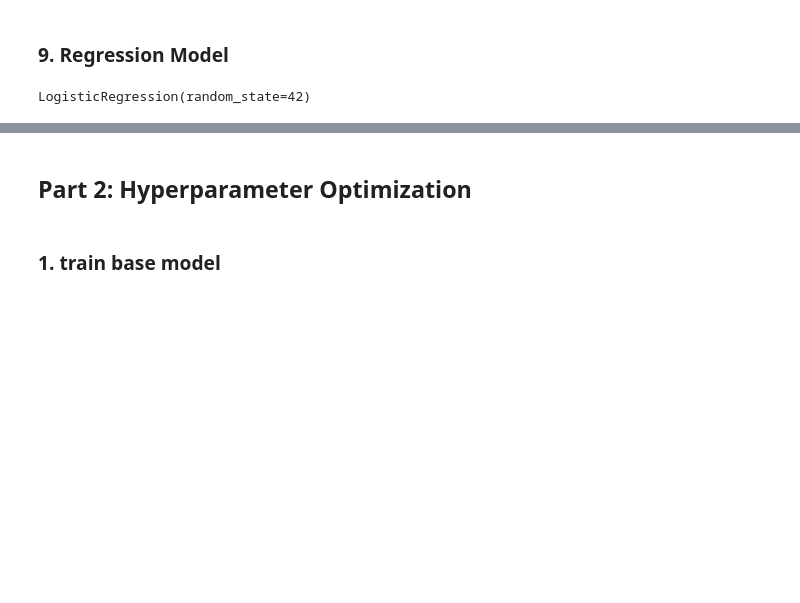
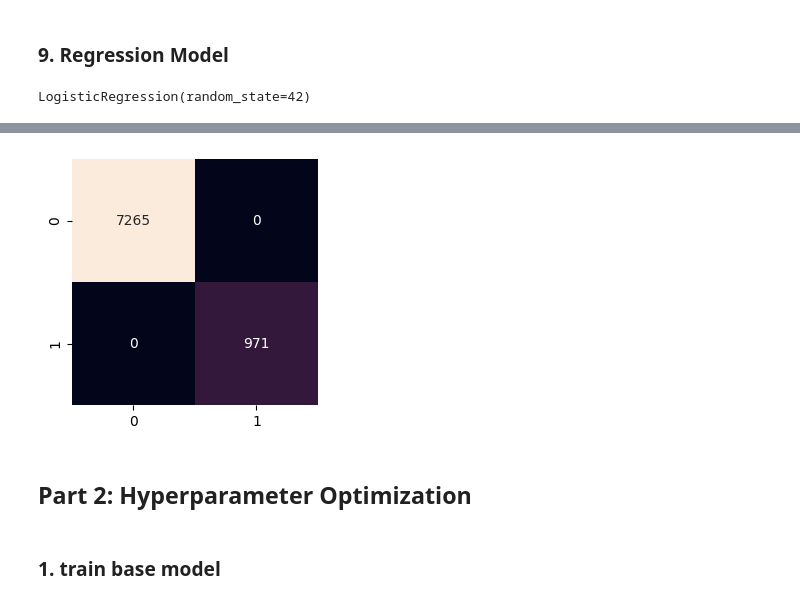
Before and after one commit to qtjefferies/logistic-regression-project-tutorial, a Jupyter notebook: regression.ipynb, the cells around one changed output, grey strips where cells are left out. Saved outputs shown, nothing was run; the diff lists cells and outputs as text; code cells hidden in the pictures; blank space fills up the shorter version.

```diff
--- a/regression.ipynb
+++ b/regression.ipynb
@@ -178,0 +196,7 @@ bank_df_encoded.head()
+# %%
+# Reset indices to ensure proper alignment
+features_df.reset_index(drop=True, inplace=True)
+encoded_df.reset_index(drop=True, inplace=True)
+
+bank_df_clean = pd.concat([features_df, encoded_df], axis=1)
+print(bank_df_clean)
@@ -185,13 +229,13 @@ from sklearn.model_selection import train_test_split
 
 
 
-X = bank_df_encoded.drop(columns=['y_yes'])
-y = bank_df_encoded['y_yes']
+X = bank_df_clean.drop(columns=['y_yes'])
+y = bank_df_clean['y_yes']
 
 # We divide the sample into train and test at 80%
 X_train, X_test, y_train, y_test = train_test_split(X, y, random_state = 42, train_size = 0.80)
 
 
 
-print(X.head())
+print(y_test.head())
 # %% [output]
@@ -215,15 +248,10 @@ print(X.head())
 # %% [markdown]
 ## 8. Feature Scaling
 # %%
-# from sklearn.preprocessing import StandardScaler
+from sklearn.preprocessing import StandardScaler
 
 
-# # Scale the features
-# scaler = StandardScaler()
-# X_train_scaled = scaler.fit_transform(X_train)
-# X_test_scaled = scaler.transform(X_test)
-
-# X_test_scaled = pd.DataFrame(X_test_scaled, columns=X_test.columns)
-
-
-# print(X_test_scaled.columns)
+# Scale the features
+scaler = StandardScaler()
+X_train_scaled = scaler.fit_transform(X_train)
+X_test_scaled = scaler.transform(X_test)
@@ -252,4 +284,18 @@ print(report)
 1.0
+# %%
+from sklearn.metrics import confusion_matrix
+
+cm = confusion_matrix(y_test, y_pred)
+cm_df = pd.DataFrame(cm)
+
+plt.figure(figsize = (3, 3))
+sns.heatmap(cm_df, annot=True, fmt="d", cbar=False)
+
+plt.tight_layout()
+
+plt.show()
+# %% [output]
+[figure, added]
 # %% [markdown]
 ## Part 2: Hyperparameter Optimization
 # %% [markdown]
```
Also changed, not shown: parts of 14 cells of this notebook.
